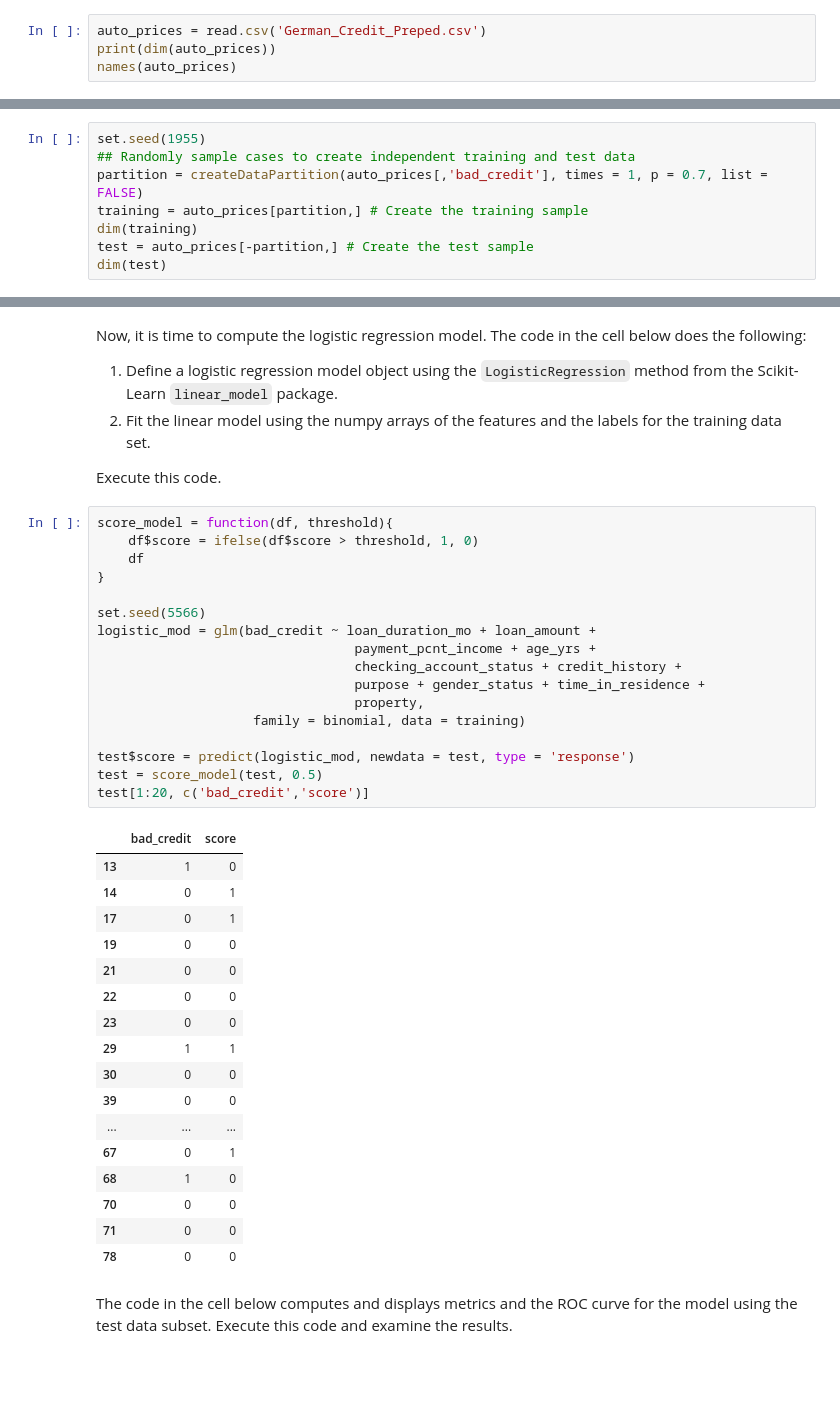
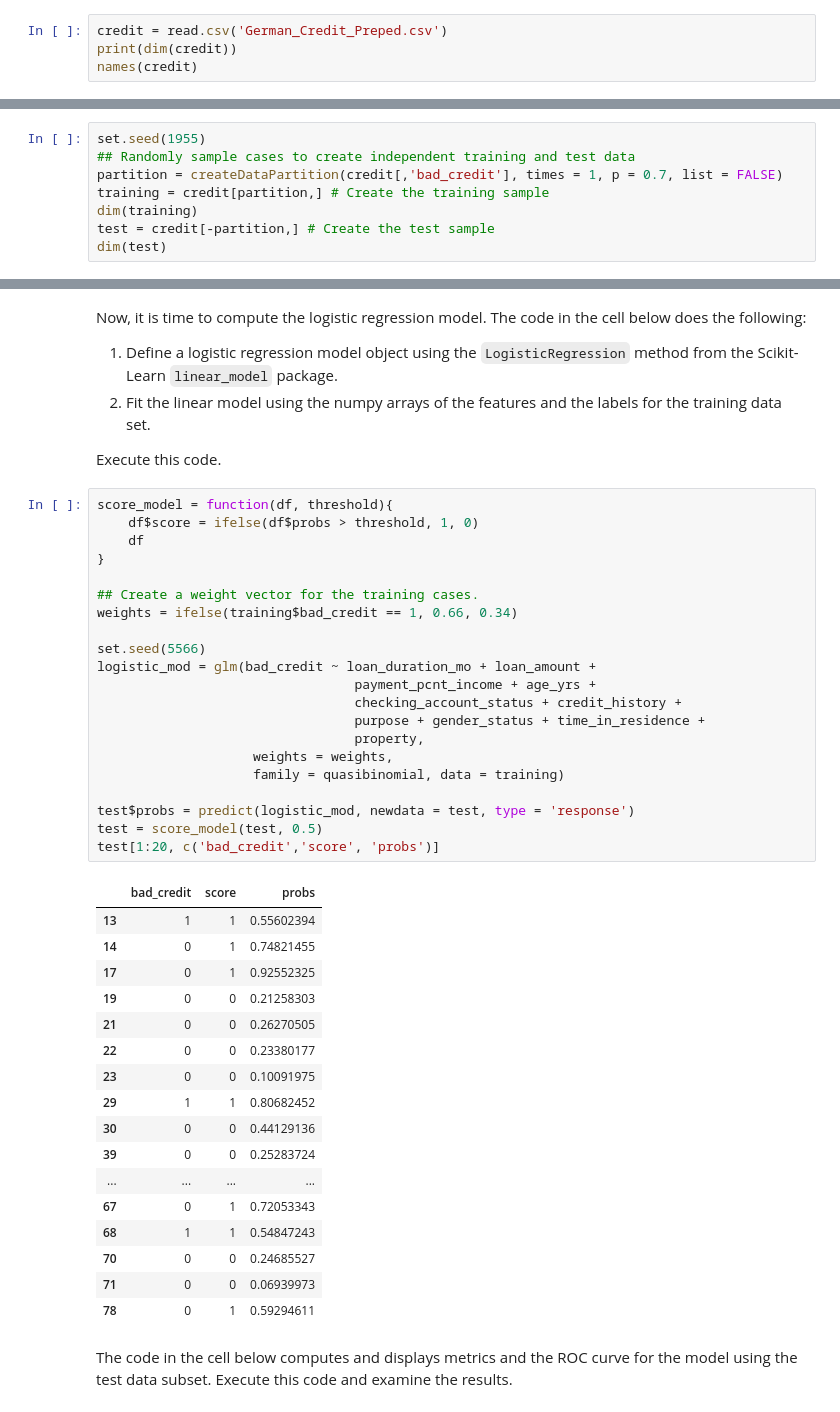
Before and after one commit to vijayraavi/Principles-of-Machine-Learning-R, a Jupyter notebook: Module5/CrossValidation.ipynb, the cells around one changed output, grey strips where cells are left out. Drawn from its saved outputs; the diff is of its cells as text; blank space fills up the shorter version.

```diff
--- a/Module5/CrossValidation.ipynb
+++ b/Module5/CrossValidation.ipynb
@@ -70,9 +56,9 @@ Next, load the preprocessed files containing the features and the labels. The pr
 
 Execute the code in the cell below to load the features and labels as numpy arrays for the example.
 # %%
-auto_prices = read.csv('German_Credit_Preped.csv')
-print(dim(auto_prices))
-names(auto_prices)
+credit = read.csv('German_Credit_Preped.csv')
+print(dim(credit))
+names(credit)
 # %% [output]
 [1] 999  23
  [1] "X"                        "Customer_ID"
@@ -94,10 +80,10 @@ You must now create randomly sampled training and test data sets. The `createDat
 # %%
 set.seed(1955)
 ## Randomly sample cases to create independent training and test data
-partition = createDataPartition(auto_prices[,'bad_credit'], times = 1, p = 0.7, list = FALSE)
-training = auto_prices[partition,] # Create the training sample
+partition = createDataPartition(credit[,'bad_credit'], times = 1, p = 0.7, list = FALSE)
+training = credit[partition,] # Create the training sample
 dim(training)
-test = auto_prices[-partition,] # Create the test sample
+test = credit[-partition,] # Create the test sample
 dim(test)
 # %% [output]
 [1] 700  23
@@ -142,39 +126,43 @@ Now, it is time to compute the logistic regression model. The code in the cell b
 Execute this code.
 # %%
 score_model = function(df, threshold){
-    df$score = ifelse(df$score > threshold, 1, 0)
+    df$score = ifelse(df$probs > threshold, 1, 0)
     df
 }
+
+## Create a weight vector for the training cases.
+weights = ifelse(training$bad_credit == 1, 0.66, 0.34)
 
 set.seed(5566)
 logistic_mod = glm(bad_credit ~ loan_duration_mo + loan_amount +
                                  payment_pcnt_income + age_yrs +
                                  checking_account_status + credit_history +
                                  purpose + gender_status + time_in_residence +
                                  property,
-                    family = binomial, data = training)
+                    weights = weights,
+                    family = quasibinomial, data = training)
 
-test$score = predict(logistic_mod, newdata = test, type = 'response')
+test$probs = predict(logistic_mod, newdata = test, type = 'response')
 test = score_model(test, 0.5)
-test[1:20, c('bad_credit','score')]
+test[1:20, c('bad_credit','score', 'probs')]
 # %% [output]
-|  | bad_credit | score |
-| 13 | 1 | 0 |
-| 14 | 0 | 1 |
-| 17 | 0 | 1 |
-| 19 | 0 | 0 |
-| 21 | 0 | 0 |
-| 22 | 0 | 0 |
-| 23 | 0 | 0 |
-| 29 | 1 | 1 |
-| 30 | 0 | 0 |
-| 39 | 0 | 0 |
-| ... | ... | ... |
-| 67 | 0 | 1 |
-| 68 | 1 | 0 |
-| 70 | 0 | 0 |
-| 71 | 0 | 0 |
-| 78 | 0 | 0 |
+|  | bad_credit | score | probs |
+| 13 | 1 | 1 | 0.55602394 |
+| 14 | 0 | 1 | 0.74821455 |
+| 17 | 0 | 1 | 0.92552325 |
+| 19 | 0 | 0 | 0.21258303 |
+| 21 | 0 | 0 | 0.26270505 |
+| 22 | 0 | 0 | 0.23380177 |
+| 23 | 0 | 0 | 0.10091975 |
+| 29 | 1 | 1 | 0.80682452 |
+| 30 | 0 | 0 | 0.44129136 |
+| 39 | 0 | 0 | 0.25283724 |
+| ... | ... | ... | ... |
+| 67 | 0 | 1 | 0.72053343 |
+| 68 | 1 | 1 | 0.54847243 |
+| 70 | 0 | 0 | 0.24685527 |
+| 71 | 0 | 0 | 0.06939973 |
+| 78 | 0 | 1 | 0.59294611 |
 # %% [markdown]
 The code in the cell below computes and displays metrics and the ROC curve for the model using the test data subset. Execute this code and examine the results.
 # %%
```
Also changed, not shown: parts of 15 cells of this notebook.
